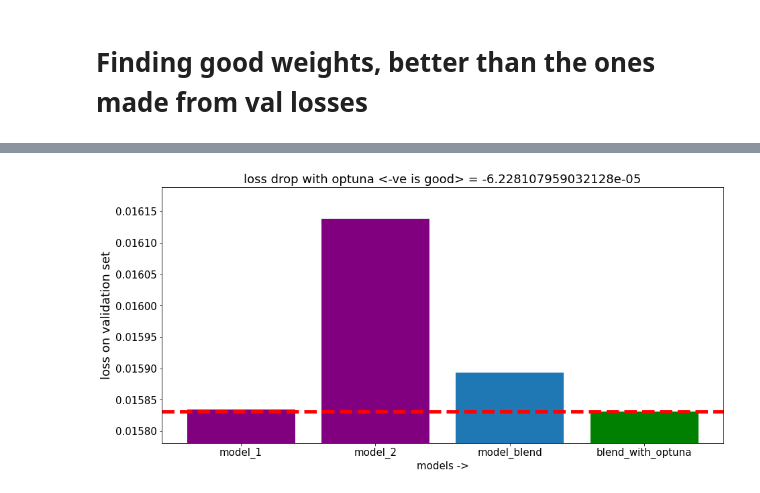
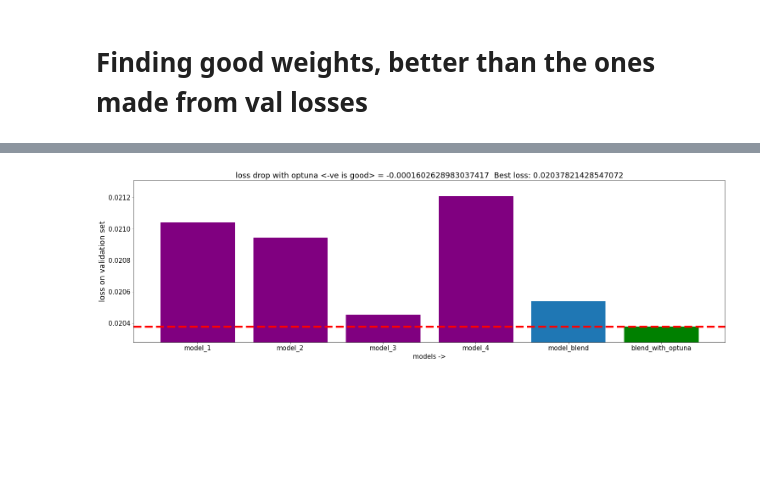
Before and after one commit to Mainakdeb/moa-classification, a Jupyter notebook: model_blending_prototype.ipynb, the cells around one changed output, grey strips where cells are left out. Saved outputs shown, nothing was run; the diff lists cells and outputs as text; code cells hidden in the pictures; blank space fills up the shorter version.

```diff
--- a/model_blending_prototype.ipynb
+++ b/model_blending_prototype.ipynb
@@ -326,0 +311,3 @@ print(len(val_loader), " batches ")
+# %%
+train_main = train
+target_main = target
@@ -507,7 +512,7 @@ class blend(nn.Module):
 weights = create_weights_from_val_losses(np.array(val_losses))
 bb = blend(
     weights = weights,
-    model_list = [Model(), Model_2()],
+    model_list = model_classes,
     model_filenames = model_filenames
 )
 # %%
@@ -517,5 +522,5 @@ model_filenames
 # %%
-all_models = [Model(), Model_2()]
+all_models = model_classes
 test_val_losses = {}
 
 for i in range(len(model_filenames)):
@@ -608,13 +632,10 @@ best_trial:
 # %%
-noice_weights = np.array([
-    best_trial.params["w1"],
-    best_trial.params["w2"]
-])
+noice_weights = np.array(list(best_trial.params.values()))
 
 
 bb = blend(
     weights = noice_weights,
-    model_list = [Model(), Model_2()],
+    model_list = model_classes,
     model_filenames = model_filenames
 )
 # %%
@@ -629,18 +654,21 @@ test_val_losses
 # %%
 plt.rcParams.update({'font.size': 15})
 
 names = test_val_losses.keys()
 vals = test_val_losses.values()
 
 bars = plt.bar(names, vals)
-bars[0].set_color("purple")
-bars[1].set_color("purple")
+
+for i in range(4):
+    bars[i].set_color("purple")
+
+
 bars[-1].set_color("g")
-plt.ylim(min(vals)- .00005, max(vals) + 0.00005)
+plt.ylim(min(vals)- .0001, max(vals) + 0.0001)embedded-picture
 plt.ylabel("loss on validation set", fontsize = 18)
 plt.xlabel("models ->", fontsize = 15)
 plt.axhline(y = min(vals), linestyle = "--", c = "r", linewidth = 5)
 plt.title("loss drop with optuna <-ve is good> = " + str(test_val_losses["blend_with_optuna"] - test_val_losses["model_blend"]) + "  Best loss: " + str(test_val_losses["blend_with_optuna"]))
 plt.show()
 # %% [output]
-[figure, old version]
+[figure, new version]
```
Also changed, not shown: parts of 18 cells of this notebook.
